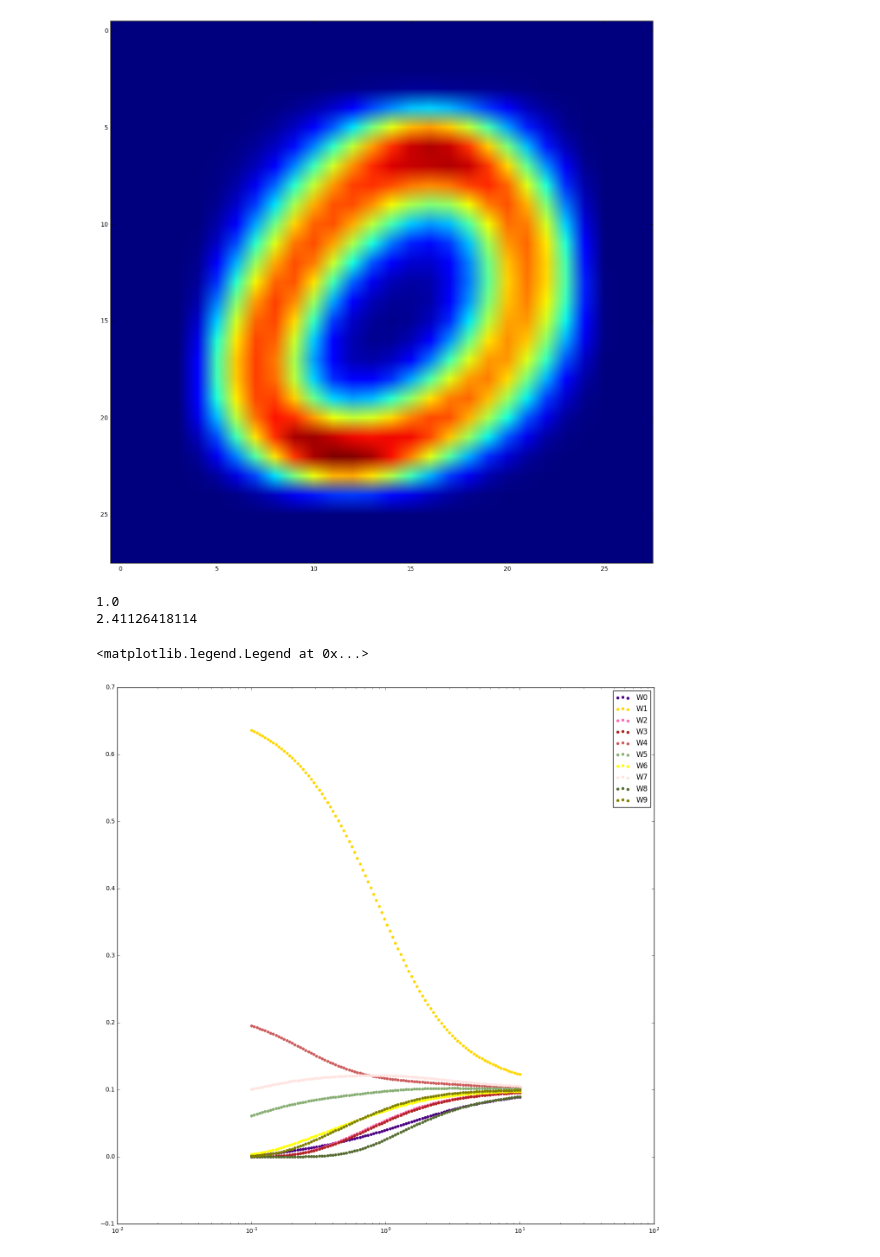
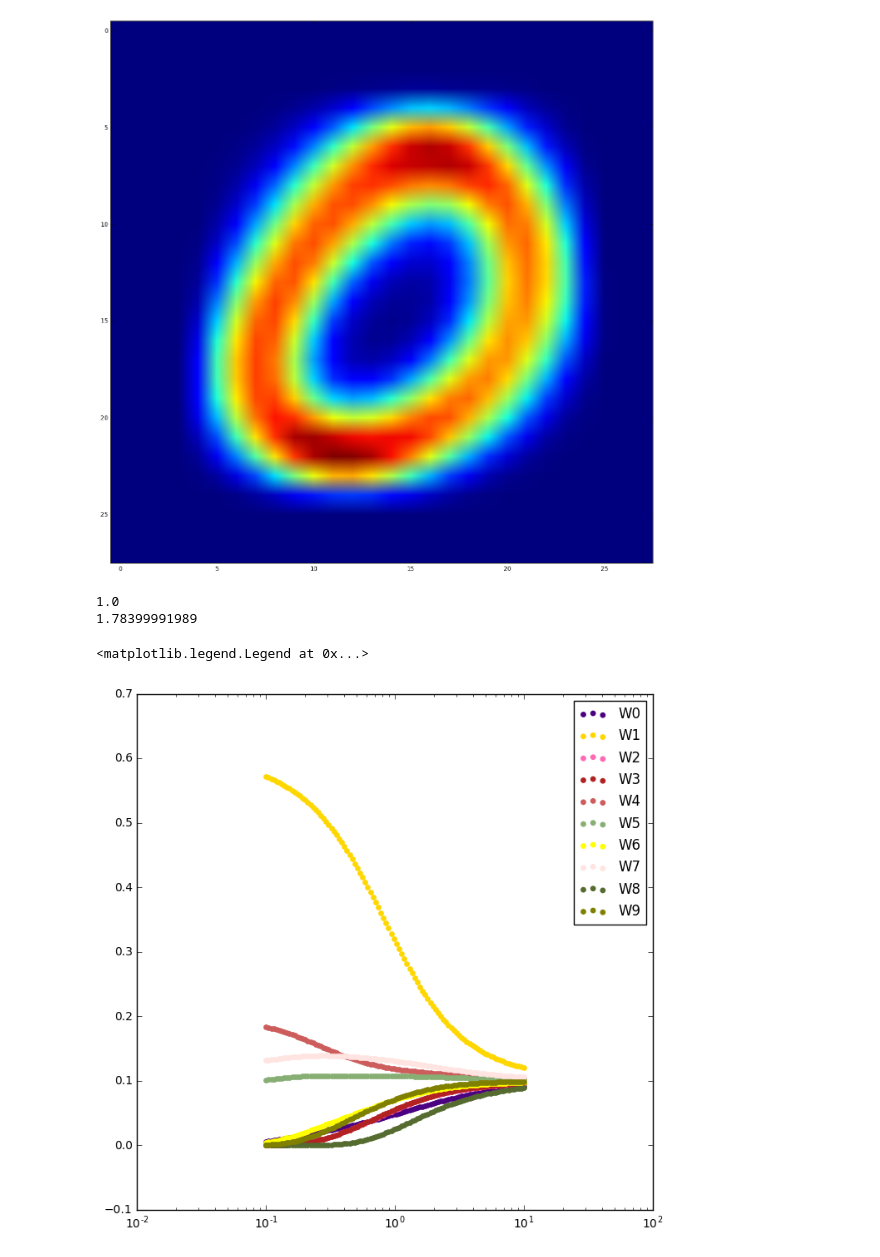
Before and after one commit to lioo717/paper, a Jupyter notebook: 实验/Untitled1.ipynb, the cells around one changed output. Cells and saved outputs as stored; diff of their text form; code cells hidden in the pictures.

```diff
--- a/实验/Untitled1.ipynb
+++ b/实验/Untitled1.ipynb
@@ -18,7 +18,7 @@ import scipy
 from sklearn.datasets import fetch_mldata
 
 colors_ = np.array(colors.cnames.keys())
-matplotlib.rcParams['figure.figsize'] = (16,16)
+matplotlib.rcParams['figure.figsize'] = (8,8)
 # %%
 def frwe_cvx(x, P, alpha=0.1, delta=1e-5, max_times=1000):
     dim = P.shape[0]
@@ -65,30 +62,30 @@ plt.imshow(P[0].reshape(28,28))
 # %%
 problist=[]
 now = time.time()
-x = dataset.data[61000,:]/255
+x = dataset.data[62000,:]/255
 print dataset.target[61000]
 # plt.imshow(dataset.data[60007,:].reshape(28,28),cmap="gray")
 _lambda = np.logspace(-1,1,100)
 for temp in _lambda:
     problist.append(frwe_cvx(x.reshape(1,784),P,alpha=temp))
 print time.time()-now
 
 res = [tem.value for tem in problist]
 resultw = np.array([tem.variables()[0].value.tolist() for tem in problist]).reshape(100,10)
 s=[]
 
 for i in range(0,10):
     s.append(plt.scatter(_lambda,resultw[:,i],color=colors_[i],alpha=1,s=15))
 # for temp in lines:
 #     plt.plot([temp-0.5,temp-0.5],[0,1])
 plt.xscale('log')
 plt.legend(s, ('W%d'%temp for temp in range(0,10)))
 # s.append(plt.scatter(_lambda,np.linalg.norm(np.tile(x.reshape(1,784),(100,1))-resultw.dot(P),axis=1),alpha=1,s=15))
 # %% [output]
 1.0
-2.41126418114
+1.78399991989
 <matplotlib.legend.Legend at 0x...>
-[figure, old version]
+[figure, new version]
 # %%
 np.linalg.norm(np.tile(x.reshape(1,784),(100,1))-resultw.dot(P),axis=1)
 # (resultw.dot(P)).shape
```
Also changed, not shown: parts of 2 cells of this notebook, 1 other file.
